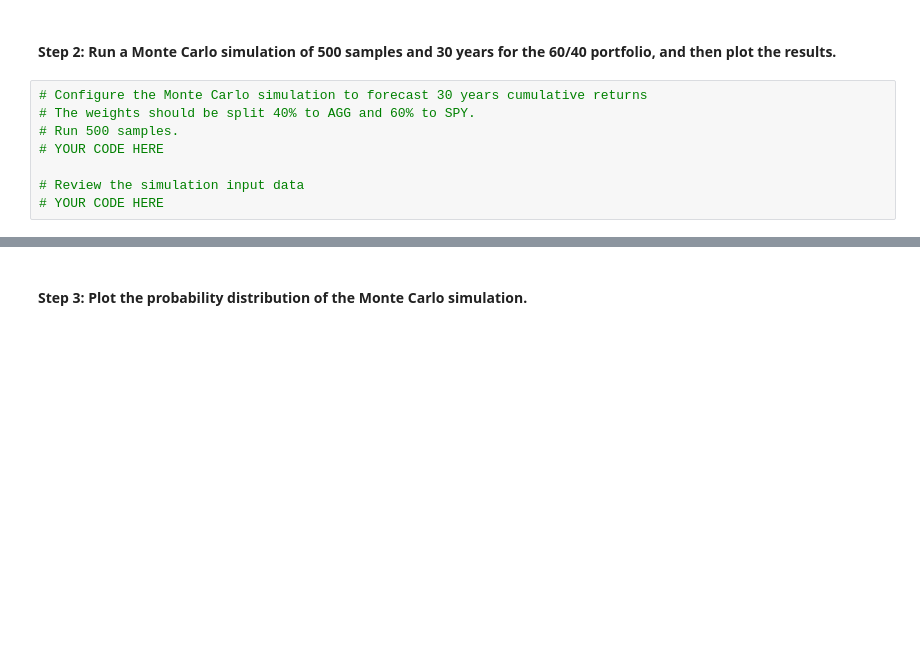
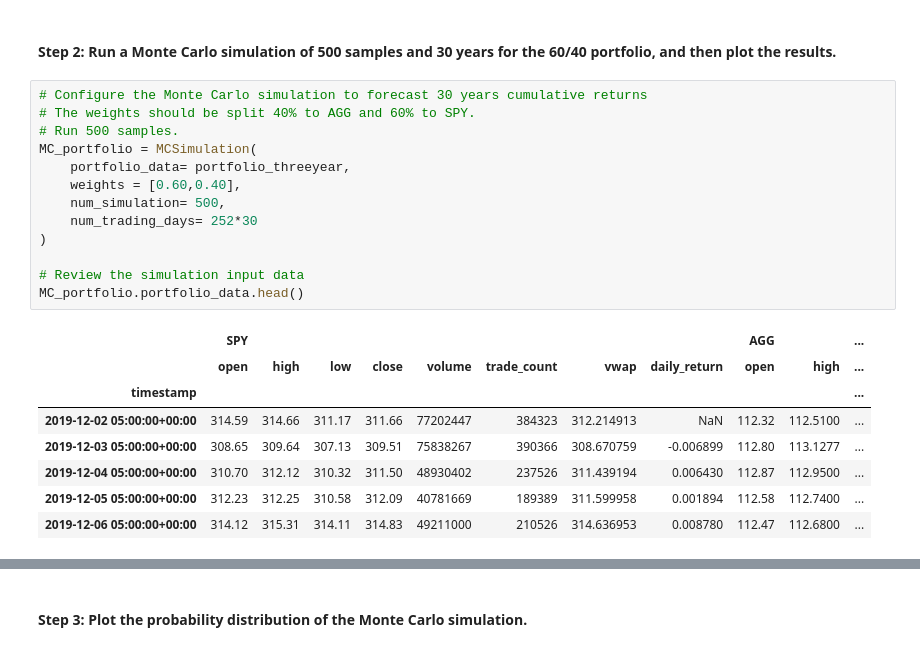
Before and after one commit to naomynaomy/module_5_challenge, a Jupyter notebook: Starter_Code/financial_planning_tools.ipynb, the cells around one changed output, grey strips where cells are left out. Drawn from its saved outputs; the diff is of its cells as text; blank space fills up the shorter version.

```diff
--- a/Starter_Code/financial_planning_tools.ipynb
+++ b/Starter_Code/financial_planning_tools.ipynb
@@ -445,10 +458,24 @@ In this section, you’ll use the MCForecastTools library to create a Monte Carl
 # %%
 # Configure the Monte Carlo simulation to forecast 30 years cumulative returns
 # The weights should be split 40% to AGG and 60% to SPY.
 # Run 500 samples.
-# YOUR CODE HERE
+MC_portfolio = MCSimulation(
+    portfolio_data= portfolio_threeyear,
+    weights = [0.60,0.40],
+    num_simulation= 500,
+    num_trading_days= 252*30
+)
 
 # Review the simulation input data
-# YOUR CODE HERE
+MC_portfolio.portfolio_data.head()
+# %% [output]
+|  | SPY |  |  |  |  |  |  |  | AGG |  | ... |
+|  | open | high | low | close | volume | trade_count | vwap | daily_return | open | high | ... |
+| timestamp |  |  |  |  |  |  |  |  |  |  | ... |
+| 2019-12-02 05:00:00+00:00 | 314.59 | 314.66 | 311.17 | 311.66 | 77202447 | 384323 | 312.214913 | NaN | 112.32 | 112.5100 | ... |
+| 2019-12-03 05:00:00+00:00 | 308.65 | 309.64 | 307.13 | 309.51 | 75838267 | 390366 | 308.670759 | -0.006899 | 112.80 | 113.1277 | ... |
+| 2019-12-04 05:00:00+00:00 | 310.70 | 312.12 | 310.32 | 311.50 | 48930402 | 237526 | 311.439194 | 0.006430 | 112.87 | 112.9500 | ... |
+| 2019-12-05 05:00:00+00:00 | 312.23 | 312.25 | 310.58 | 312.09 | 40781669 | 189389 | 311.599958 | 0.001894 | 112.58 | 112.7400 | ... |
+| 2019-12-06 05:00:00+00:00 | 314.12 | 315.31 | 314.11 | 314.83 | 49211000 | 210526 | 314.636953 | 0.008780 | 112.47 | 112.6800 | ... |
 # %%
 # Run the Monte Carlo simulation to forecast 30 years cumulative returns
```
Also changed, not shown: parts of 18 cells of this notebook, 2 other files.
